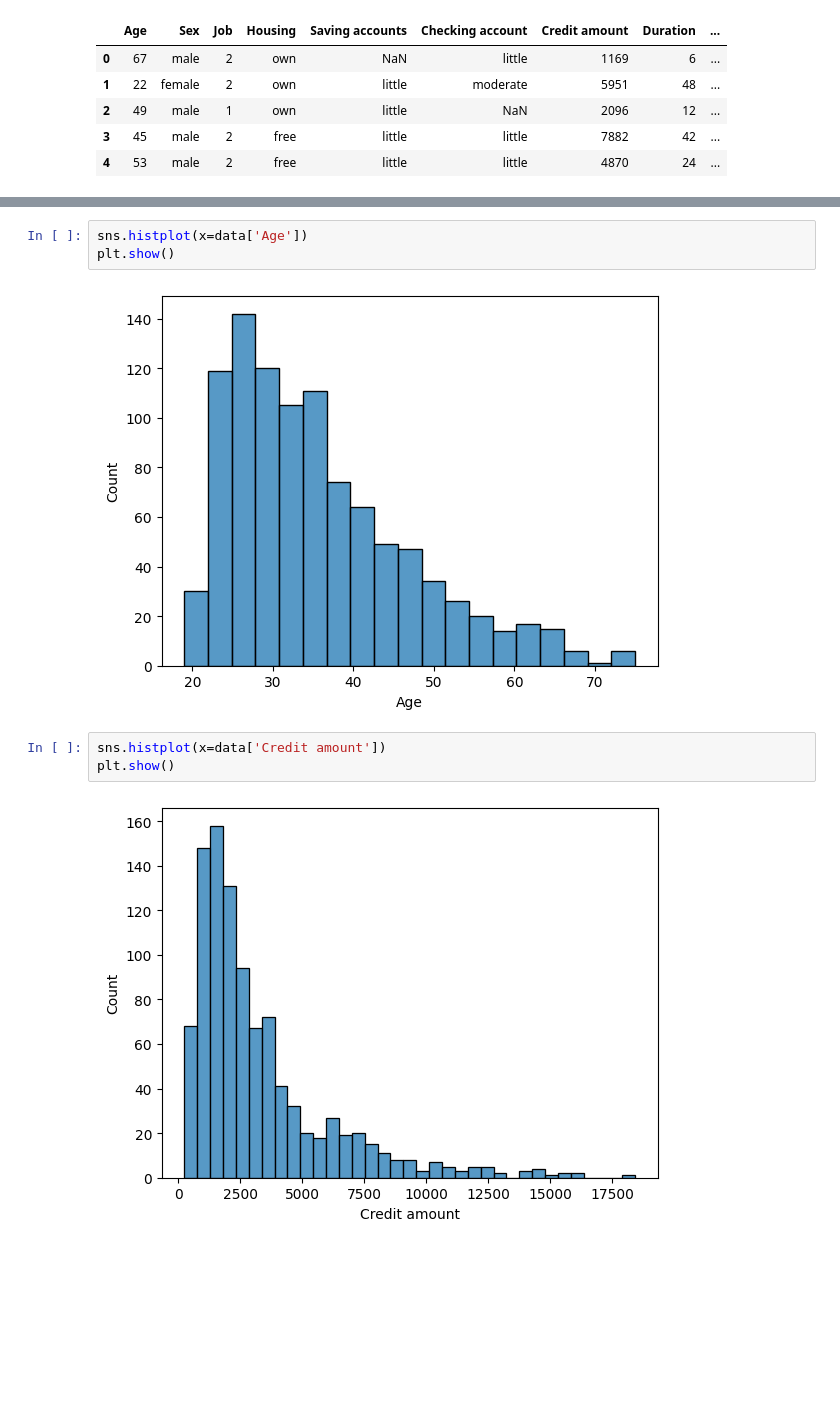
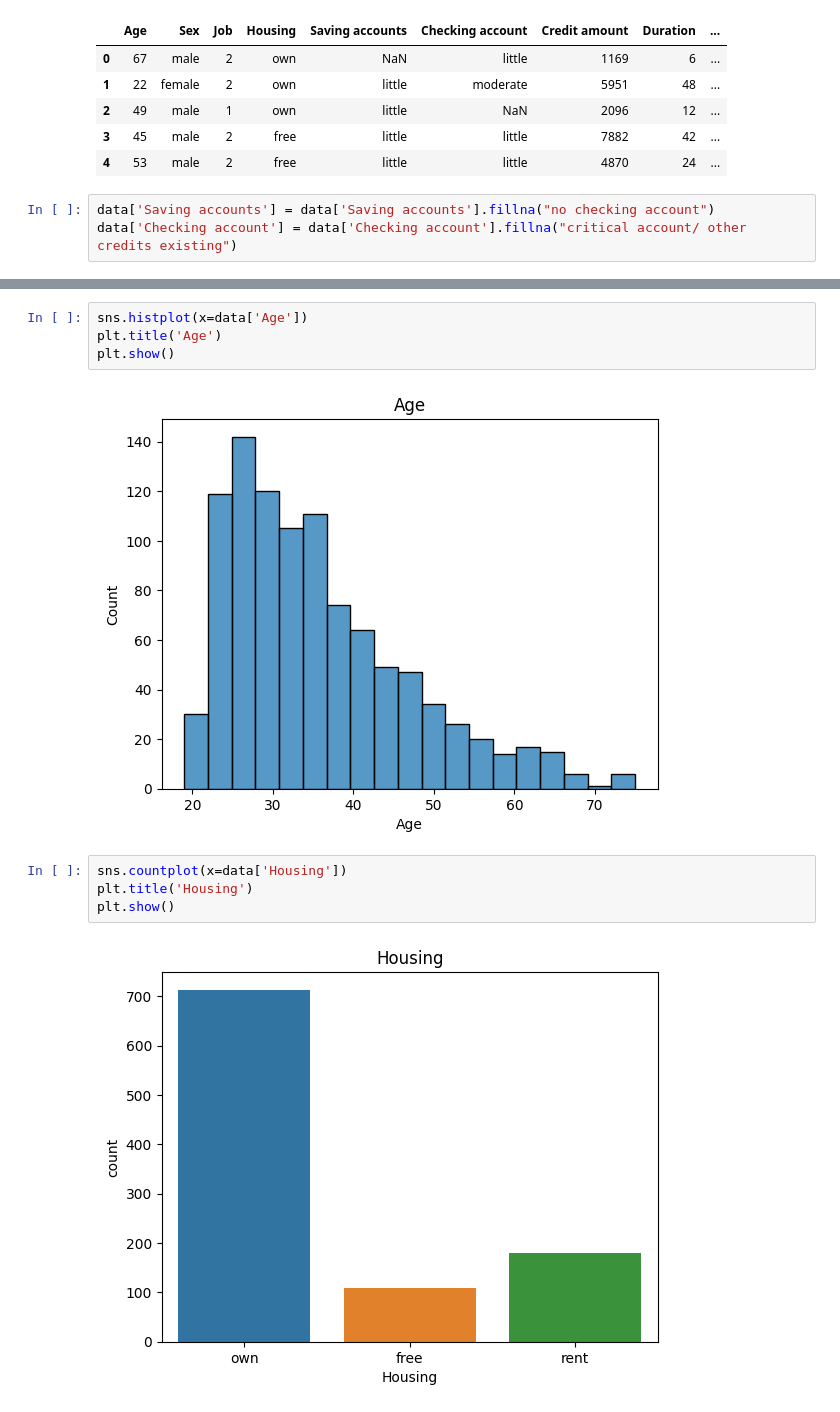
Before and after one commit to salmanfaishal27/german-credit-risk, a Jupyter notebook: script.ipynb, the cells around one changed output, grey strips where cells are left out. Saved outputs shown, nothing was run; the diff lists cells and outputs as text; blank space fills up the shorter version.

```diff
--- a/script.ipynb
+++ b/script.ipynb
@@ -15,6 +15,9 @@ data.head()
 | 2 | 49 | male | 1 | own | little | NaN | 2096 | 12 | ... |
 | 3 | 45 | male | 2 | free | little | little | 7882 | 42 | ... |
 | 4 | 53 | male | 2 | free | little | little | 4870 | 24 | ... |
+# %%
+data['Saving accounts'] = data['Saving accounts'].fillna("no checking account")
+data['Checking account'] = data['Checking account'].fillna("critical account/ other credits existing")
 # %%
 data.info()
 # %% [output]
@@ -53,11 +59,13 @@ plt.show()
 # %%
 sns.histplot(x=data['Age'])
+plt.title('Age')
 plt.show()
 # %% [output]
-[figure, old version]
+[figure, new version]
 # %%
-sns.histplot(x=data['Credit amount'])
+sns.countplot(x=data['Housing'])
+plt.title('Housing')
 plt.show()
 # %% [output]
-[figure, old version]
+[figure, new version]
 # %%
```
Also changed, not shown: parts of 6 cells of this notebook.
